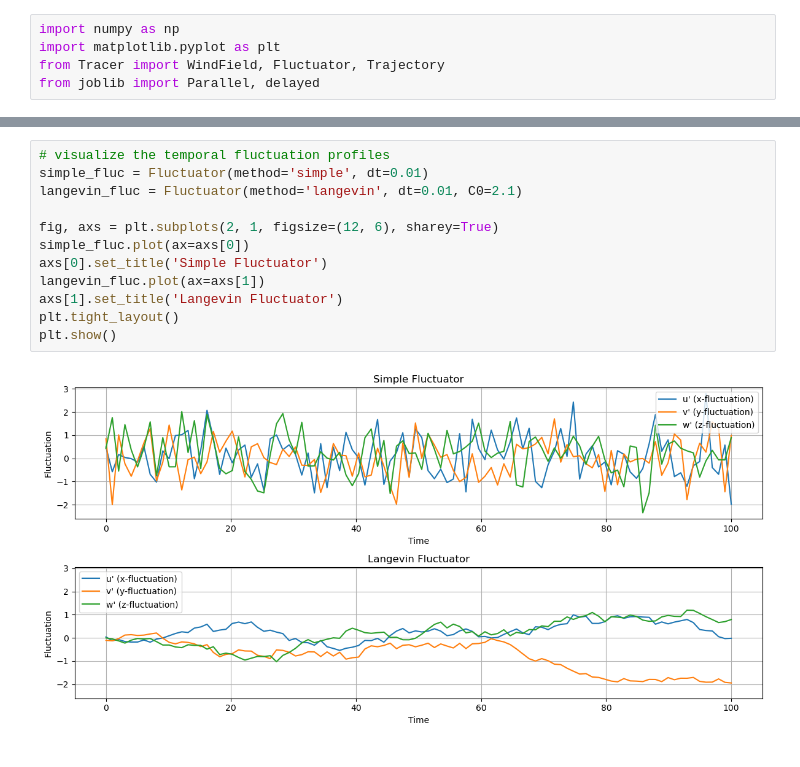
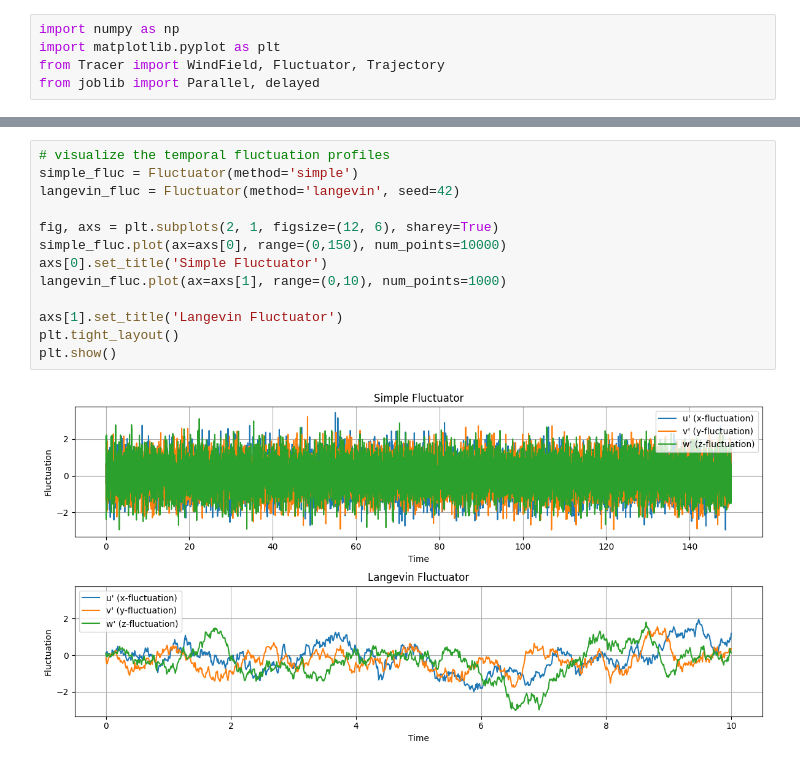
Before and after one commit to JacobManniche/Bachelor_legeplads, a Jupyter notebook: demos/fluctuation.ipynb, the cells around one changed output, grey strips where cells are left out. Saved outputs shown, nothing was run; the diff lists cells and outputs as text.

```diff
--- a/demos/fluctuation.ipynb
+++ b/demos/fluctuation.ipynb
@@ -8,17 +40,18 @@ from joblib import Parallel, delayed
 # %%
 # visualize the temporal fluctuation profiles
-simple_fluc = Fluctuator(method='simple', dt=0.01)
-langevin_fluc = Fluctuator(method='langevin', dt=0.01, C0=2.1)
+simple_fluc = Fluctuator(method='simple')
+langevin_fluc = Fluctuator(method='langevin', seed=42)
 
 fig, axs = plt.subplots(2, 1, figsize=(12, 6), sharey=True)
-simple_fluc.plot(ax=axs[0])
+simple_fluc.plot(ax=axs[0], range=(0,150), num_points=10000)
 axs[0].set_title('Simple Fluctuator')
-langevin_fluc.plot(ax=axs[1])
+langevin_fluc.plot(ax=axs[1], range=(0,10), num_points=1000)
+
 axs[1].set_title('Langevin Fluctuator')
 plt.tight_layout()
 plt.show()
 # %% [output]
-[figure, old version]
+[figure, new version]
 # %%
 # visualize the spatial fluctuation profiles
 mode1_fluc = Fluctuator(method='pod', n_modes=1)
```
Also changed, not shown: parts of 25 cells of this notebook, 2 other files.
